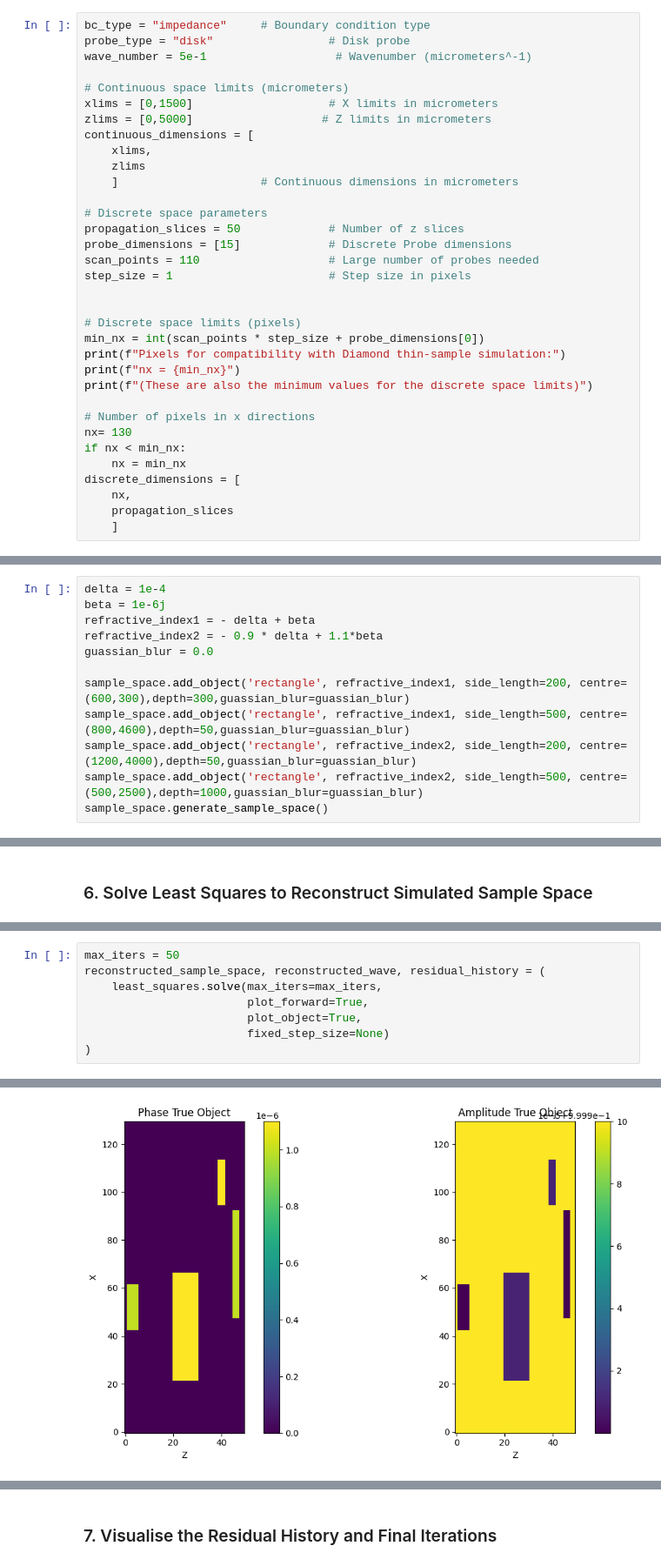
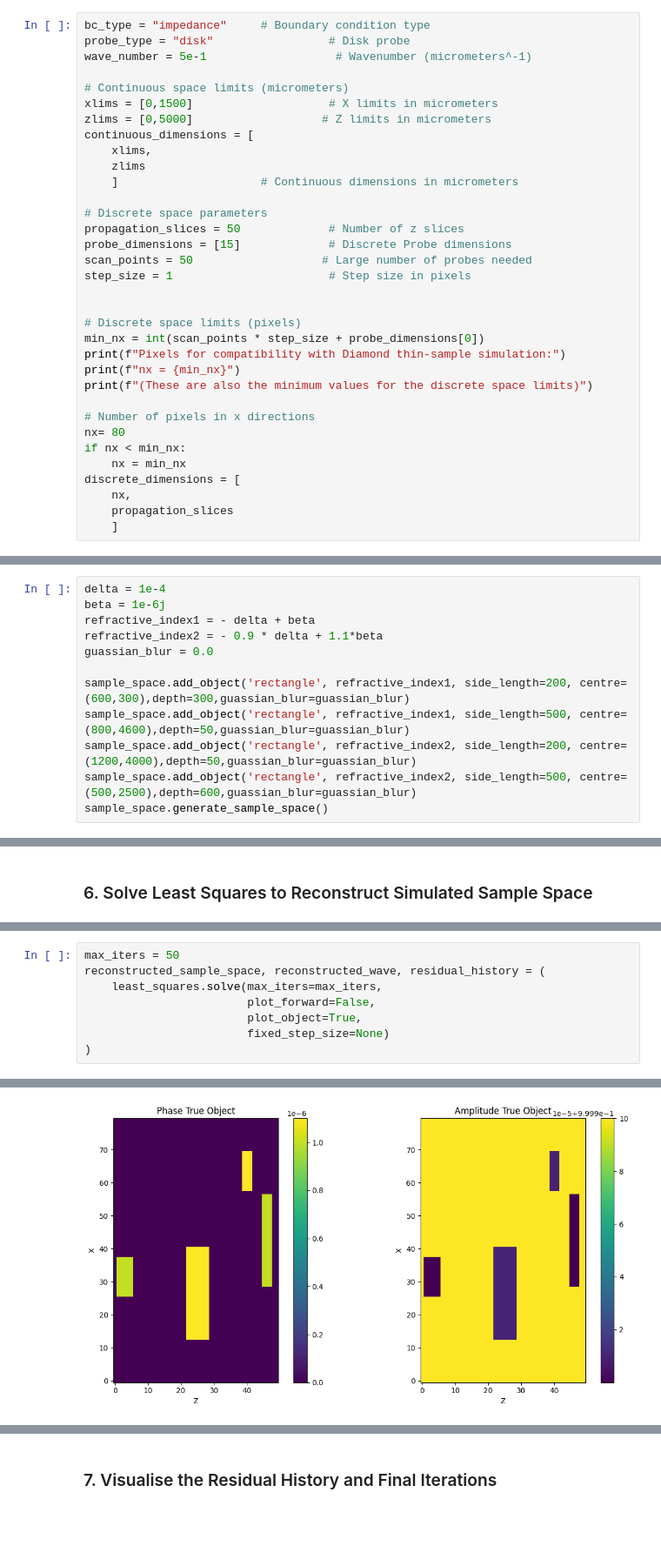
Before and after one commit to bryceshirley/thick_ptycho, a Jupyter notebook: notebooks/4_least_squares_1d.ipynb, the cells around one changed output, grey strips where cells are left out. Shown at 87% size. Drawn from its saved outputs; the diff is of its cells as text; blank space fills up the shorter version.

```diff
--- a/notebooks/4_least_squares_1d.ipynb
+++ b/notebooks/4_least_squares_1d.ipynb
@@ -38,7 +38,7 @@ continuous_dimensions = [
 # Discrete space parameters
 propagation_slices = 50             # Number of z slices
 probe_dimensions = [15]             # Discrete Probe dimensions
-scan_points = 110                   # Large number of probes needed
+scan_points = 50                   # Large number of probes needed
 step_size = 1                       # Step size in pixels
 
 
@@ -49,7 +49,7 @@ print(f"nx = {min_nx}")
 print(f"(These are also the minimum values for the discrete space limits)")
 
 # Number of pixels in x directions
-nx= 130
+nx= 80
 if nx < min_nx:
     nx = min_nx
 discrete_dimensions = [
@@ -94,7 +94,7 @@ guassian_blur = 0.0
 sample_space.add_object('rectangle', refractive_index1, side_length=200, centre=(600,300),depth=300,guassian_blur=guassian_blur)
 sample_space.add_object('rectangle', refractive_index1, side_length=500, centre=(800,4600),depth=50,guassian_blur=guassian_blur)
 sample_space.add_object('rectangle', refractive_index2, side_length=200, centre=(1200,4000),depth=50,guassian_blur=guassian_blur)
-sample_space.add_object('rectangle', refractive_index2, side_length=500, centre=(500,2500),depth=1000,guassian_blur=guassian_blur)
+sample_space.add_object('rectangle', refractive_index2, side_length=500, centre=(500,2500),depth=600,guassian_blur=guassian_blur)
 sample_space.generate_sample_space()
 # %%
 # Plot the true sample space
@@ -114,12 +114,12 @@ True Forward Solution computed in 2.40 seconds.
 # %%
 max_iters = 50
 reconstructed_sample_space, reconstructed_wave, residual_history = (
     least_squares.solve(max_iters=max_iters,
-                        plot_forward=True,
+                        plot_forward=False,
                         plot_object=True,
                         fixed_step_size=None)
 )
 # %% [output]
 True Object
-[figure, old version]
+[figure, new version]
 Iteration 1/50
```
Also changed, not shown: parts of 5 cells of this notebook, 4 other files.
